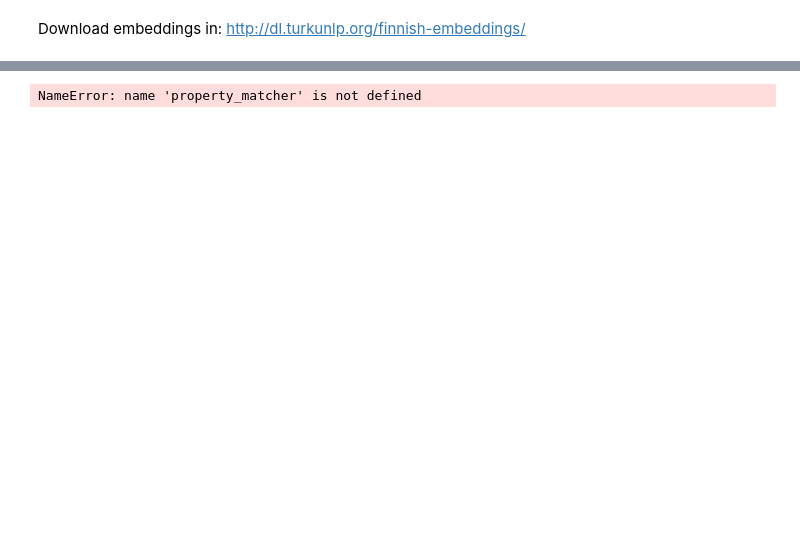
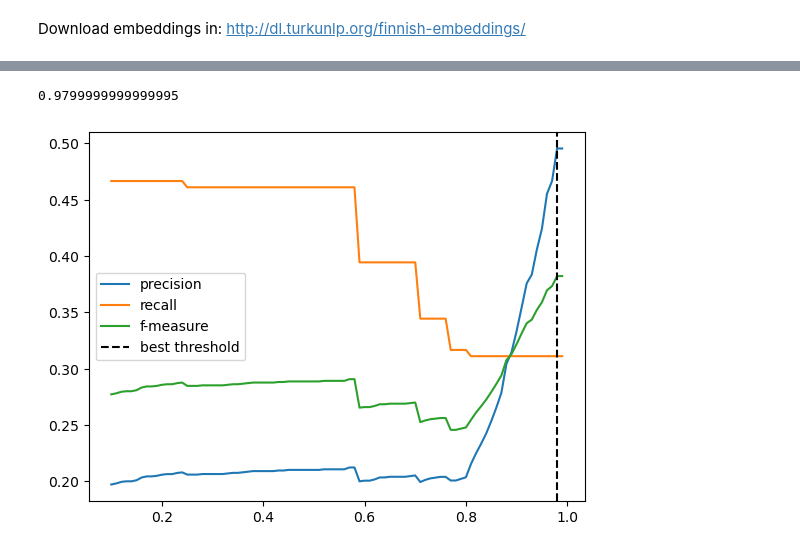
Before and after one commit to guihcs/propalign, a Jupyter notebook: main.ipynb, the cells around one changed output, grey strips where cells are left out. Cells and saved outputs as stored; diff of their text form; code cells hidden in the pictures; blank space fills up the shorter version.

```diff
--- a/main.ipynb
+++ b/main.ipynb
@@ -72,4 +134,5 @@ iterations: 565378, (0.27768595041322314, 0.9438202247191011, 0.4291187739463601
 # %%
-from property_matching import extract_freq
 
-property_matcher.match('/home/guilherme/Documents/kg/knowledge', '/home/guilherme/Documents/kg/know-reference', th=0.0, process_strategy=extract_freq)
+
+results = property_matcher.match('/home/guilherme/Documents/kg/knowledge', '/home/guilherme/Documents/kg/know-reference',
+                       th=0.979, process_strategy=most_common_pair, steps=1, sim_weights=[1, 2])
@@ -76,7 +156,0 @@ property_matcher.match('/home/guilherme/Documents/kg/knowledge', '/home/guilherm
-# %%
-res = []
-
-for th in tqdm(np.arange(0, 1, 0.05)):
-    res.append(property_matcher.match('/projets/melodi/gsantoss/data/conference', '/projets/melodi/gsantoss/data/reference', th))
-# %% [output]
-NameError: name 'property_matcher' is not defined
@@ -91,0 +157,17 @@ plt.show()
+# %%
+p, r, f = zip(*results)
+
+x = np.arange(0.1, 1, 0.01)
+
+plt.plot(x, p, label="precision")
+plt.plot(x, r, label="recall")
+plt.plot(x, f, label="f-measure")
+
+# draw vertical line in the x position containing the threshold that have the max f-measure
+plt.axvline(x[np.argmax(f)], color='black', linestyle='--', label="best threshold")
+print(x[np.argmax(f)])
+plt.legend()
+plt.show()
+# %% [output]
+0.9799999999999995
+[figure, added]
```
Also changed, not shown: parts of 11 cells of this notebook, 3 other files.
